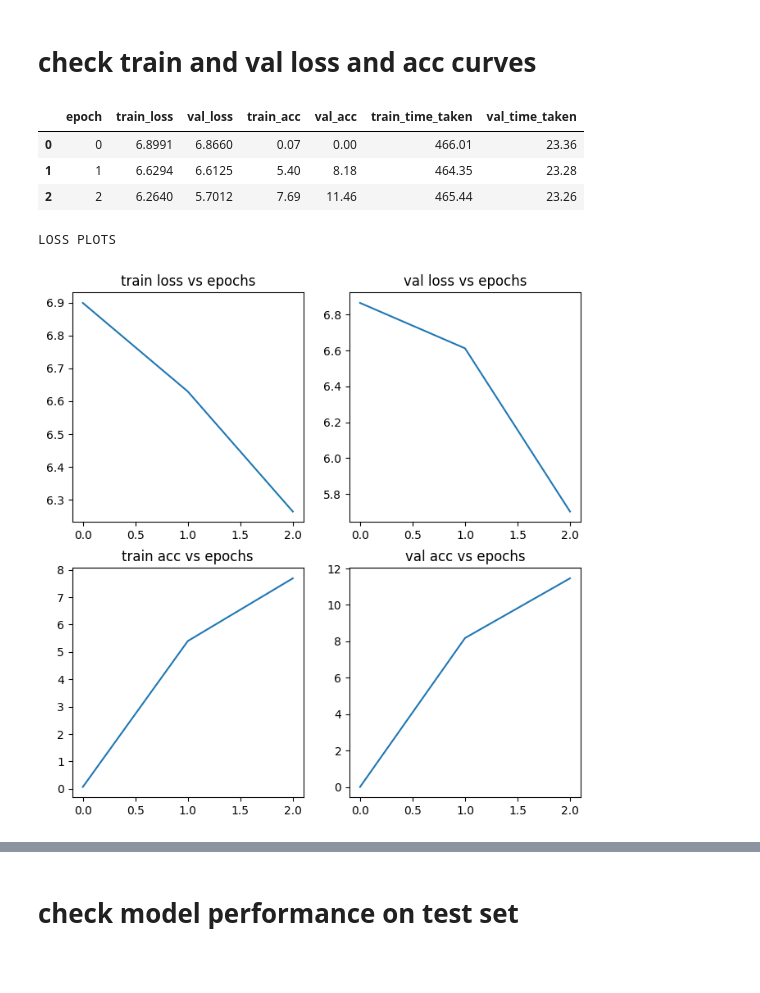
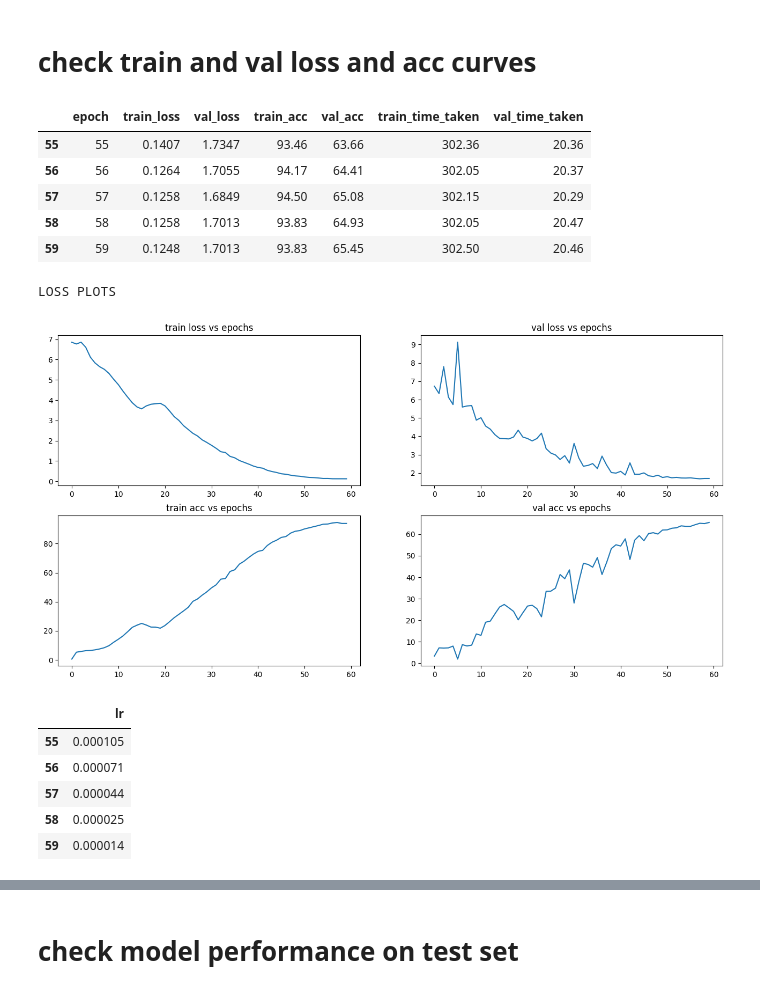
Before and after one commit to haidiazaman/face-recognition-model-development, a Jupyter notebook: evaluate/evaluate_model.ipynb, the cells around one changed output, grey strips where cells are left out. Drawn from its saved outputs; the diff is of its cells as text; code cells hidden in the pictures; blank space fills up the shorter version.

Commit message:
completed evaluation of model, added some notebooks

```diff
--- a/evaluate/evaluate_model.ipynb
+++ b/evaluate/evaluate_model.ipynb
@@ -6,12 +6,13 @@ import matplotlib.pyplot as plt
 # %% [markdown]
 # check train and val loss and acc curves
 # %%
-results_path = "/home/jovyan/face-recognition-model-development/train/result/v1.0.0_results.csv"
+results_path = "/home/jovyan/face-recognition-model-development/train/result/v1.0.0/results.csv"
 results_df = pd.read_csv(results_path)
+results_df.tail()
+# %% [output]
+|  | epoch | train_loss | val_loss | train_acc | val_acc | train_time_taken | val_time_taken |
+| 55 | 55 | 0.1407 | 1.7347 | 93.46 | 63.66 | 302.36 | 20.36 |
+| 56 | 56 | 0.1264 | 1.7055 | 94.17 | 64.41 | 302.05 | 20.37 |
+| 57 | 57 | 0.1258 | 1.6849 | 94.50 | 65.08 | 302.15 | 20.29 |
+| 58 | 58 | 0.1258 | 1.7013 | 93.83 | 64.93 | 302.05 | 20.47 |
+| 59 | 59 | 0.1248 | 1.7013 | 93.83 | 65.45 | 302.50 | 20.46 |
-# %%
-results_df
-# %% [output]
-|  | epoch | train_loss | val_loss | train_acc | val_acc | train_time_taken | val_time_taken |
-| 0 | 0 | 6.8991 | 6.8660 | 0.07 | 0.00 | 466.01 | 23.36 |
-| 1 | 1 | 6.6294 | 6.6125 | 5.40 | 8.18 | 464.35 | 23.28 |
-| 2 | 2 | 6.2640 | 5.7012 | 7.69 | 11.46 | 465.44 | 23.26 |
@@ -23,26 +19,31 @@ val_loss_list = results_df.val_loss.tolist()
 # %%
 print("LOSS PLOTS")
 
-fig,ax=plt.subplots(2,2,figsize=(8,8))
+train_acc_list = results_df.train_acc.tolist()
+val_acc_list = results_df.val_acc.tolist()
+train_loss_list = results_df.train_loss.tolist()
+val_loss_list = results_df.val_loss.tolist()
+
+fig,ax=plt.subplots(2,2,figsize=(16,8))
 plt.subplot(2,2,1)
 plt.plot(train_loss_list)
 plt.title('train loss vs epochs')
 
 
 plt.subplot(2,2,2)
 plt.plot(val_loss_list)
 plt.title('val loss vs epochs')
 
 plt.subplot(2,2,3)
 plt.plot(train_acc_list)
 plt.title('train acc vs epochs')
 
 
 plt.subplot(2,2,4)
 plt.plot(val_acc_list)
 plt.title('val acc vs epochs')
 
 plt.show()
 # %% [output]
 LOSS PLOTS
-[figure, old version]
+[figure, new version]
@@ -50,0 +50,11 @@ LOSS PLOTS
+# %%
+lrs_path = "/home/jovyan/face-recognition-model-development/train/result/v1.0.0/lrs.csv"
+lrs_df = pd.read_csv(lrs_path)
+lrs_df.tail()
+# %% [output]
+|  | lr |
+| 55 | 0.000105 |
+| 56 | 0.000071 |
+| 57 | 0.000044 |
+| 58 | 0.000025 |
+| 59 | 0.000014 |
```
Also changed, not shown: parts of 8 cells of this notebook, 8 other files.
